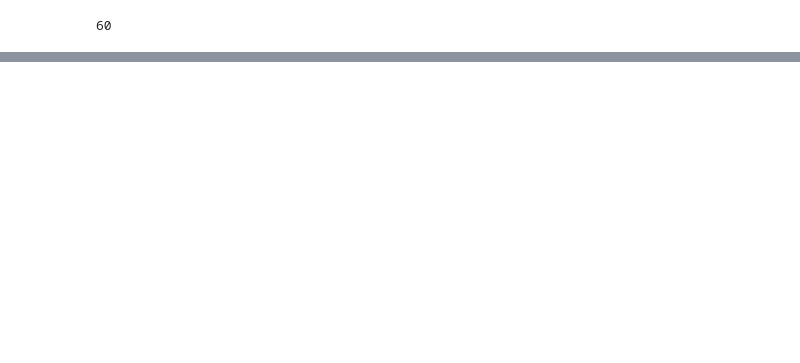
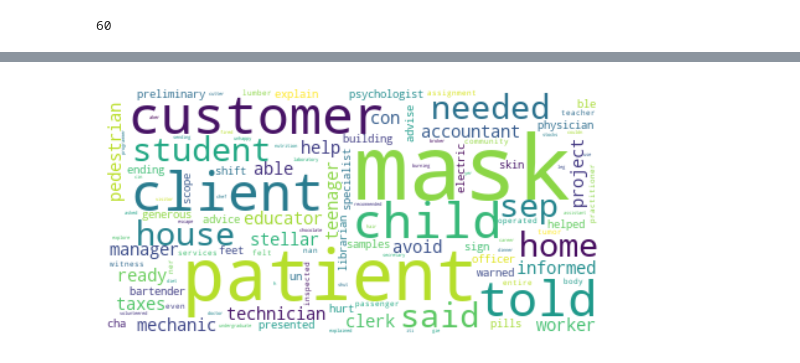
Before and after one commit to msakthiganesh/FairNLP, a Jupyter notebook: fairnlp/Quantifying_AllenNLP.ipynb, the cells around one changed output, grey strips where cells are left out. Drawn from its saved outputs; the diff is of its cells as text; code cells hidden in the pictures; blank space fills up the shorter version.

```diff
--- a/fairnlp/Quantifying_AllenNLP.ipynb
+++ b/fairnlp/Quantifying_AllenNLP.ipynb
@@ -275,0 +325,11 @@ posx and posy should be finite values
+# %%
+gender_pred, male_occ, female_occ = [], [], []
+for i, row in df_gender_quants.iterrows():
+    if row["male_prob"] > row["female_prob"]:
+        gender_pred.append("male")
+        male_occ.append(row["occupation"])
+    else:
+        gender_pred.append("female")
+        female_occ.append(row["occupation"])
+
+df_gender_quants["gender_pred"] = gender_pred
@@ -275,0 +467,10 @@ posx and posy should be finite values
+# %%
+wordcloud = WordCloud(stopwords=stopwords, background_color="white", relative_scaling=1).generate(important_male_text)
+
+# Display the generated image:
+# the matplotlib way:
+plt.imshow(wordcloud, interpolation='bilinear')
+plt.axis("off")
+plt.show()
+# %% [output]
+[figure, added]
```
Also changed, not shown: parts of 27 cells of this notebook, 1 other file.
